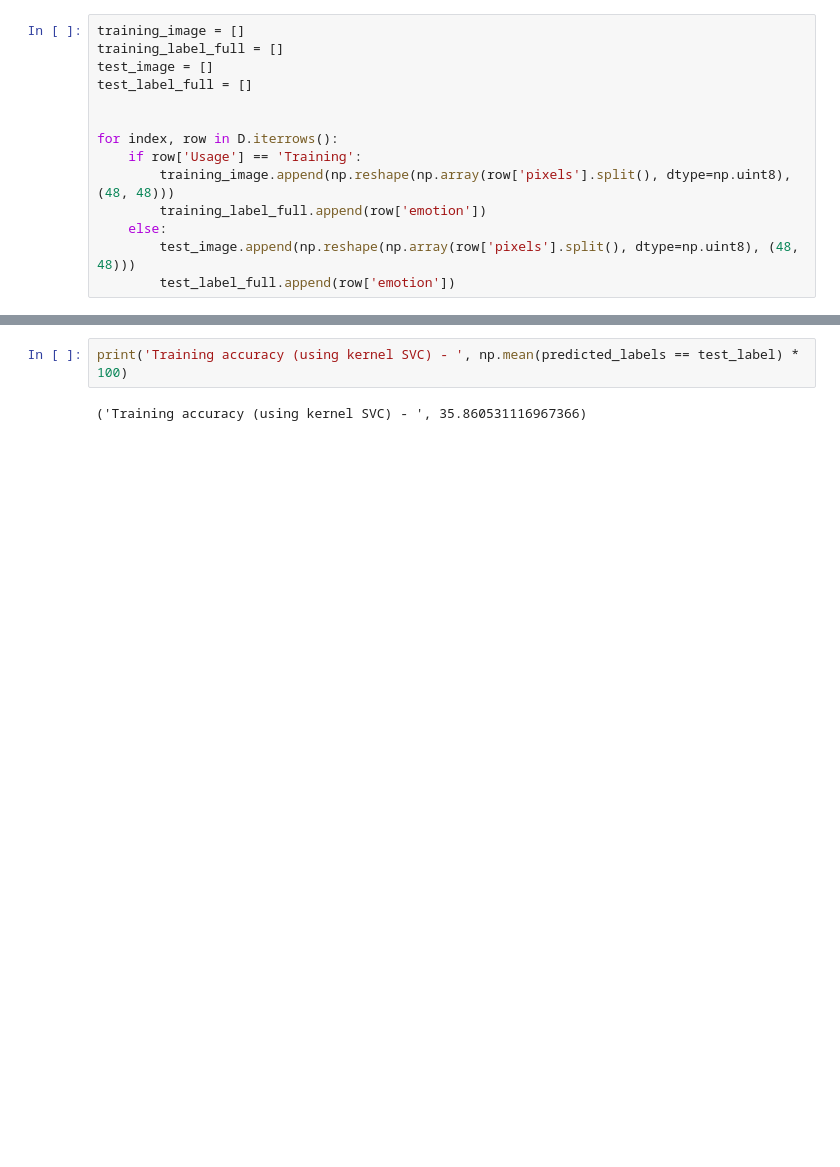
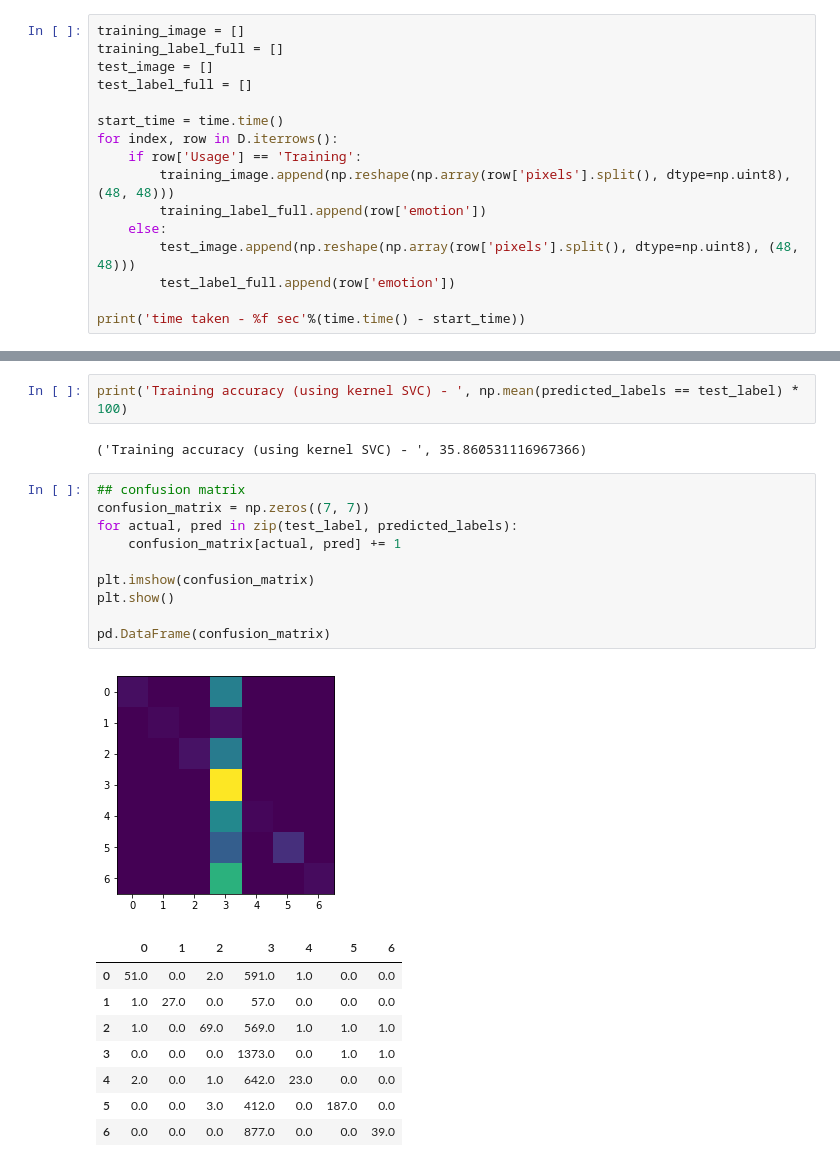
Before and after one commit to vinayakvivek/Facial-Expression-Recognition, a Jupyter notebook: feature_extract.ipynb, the cells around one changed output, grey strips where cells are left out. Cells and saved outputs as stored; diff of their text form; blank space fills up the shorter version.

```diff
--- a/feature_extract.ipynb
+++ b/feature_extract.ipynb
@@ -27,7 +36,7 @@ training_label_full = []
 test_image = []
 test_label_full = []
 
-
+start_time = time.time()
 for index, row in D.iterrows():
     if row['Usage'] == 'Training':
         training_image.append(np.reshape(np.array(row['pixels'].split(), dtype=np.uint8), (48, 48)))
@@ -35,3 +44,5 @@ for index, row in D.iterrows():
     else:
         test_image.append(np.reshape(np.array(row['pixels'].split(), dtype=np.uint8), (48, 48)))
         test_label_full.append(row['emotion'])
+
+print('time taken - %f sec'%(time.time() - start_time))
@@ -167,6 +178,26 @@ print('predict time - ', time.time() - start_time, ' sec')
 print('Training accuracy (using kernel SVC) - ', np.mean(predicted_labels == test_label) * 100)
 # %% [output]
 ('Training accuracy (using kernel SVC) - ', 35.860531116967366)
+# %%
+## confusion matrix
+confusion_matrix = np.zeros((7, 7))
+for actual, pred in zip(test_label, predicted_labels):
+    confusion_matrix[actual, pred] += 1
+
+plt.imshow(confusion_matrix)
+plt.show()
+
+pd.DataFrame(confusion_matrix)
+# %% [output]
+[figure, added]
+|  | 0 | 1 | 2 | 3 | 4 | 5 | 6 |
+| 0 | 51.0 | 0.0 | 2.0 | 591.0 | 1.0 | 0.0 | 0.0 |
+| 1 | 1.0 | 27.0 | 0.0 | 57.0 | 0.0 | 0.0 | 0.0 |
+| 2 | 1.0 | 0.0 | 69.0 | 569.0 | 1.0 | 1.0 | 1.0 |
+| 3 | 0.0 | 0.0 | 0.0 | 1373.0 | 0.0 | 1.0 | 1.0 |
+| 4 | 2.0 | 0.0 | 1.0 | 642.0 | 23.0 | 0.0 | 0.0 |
+| 5 | 0.0 | 0.0 | 3.0 | 412.0 | 0.0 | 187.0 | 0.0 |
+| 6 | 0.0 | 0.0 | 0.0 | 877.0 | 0.0 | 0.0 | 39.0 |
 # %%
 from sklearn.neural_network import MLPClassifier
 
```
Also changed, not shown: parts of 11 cells of this notebook.
